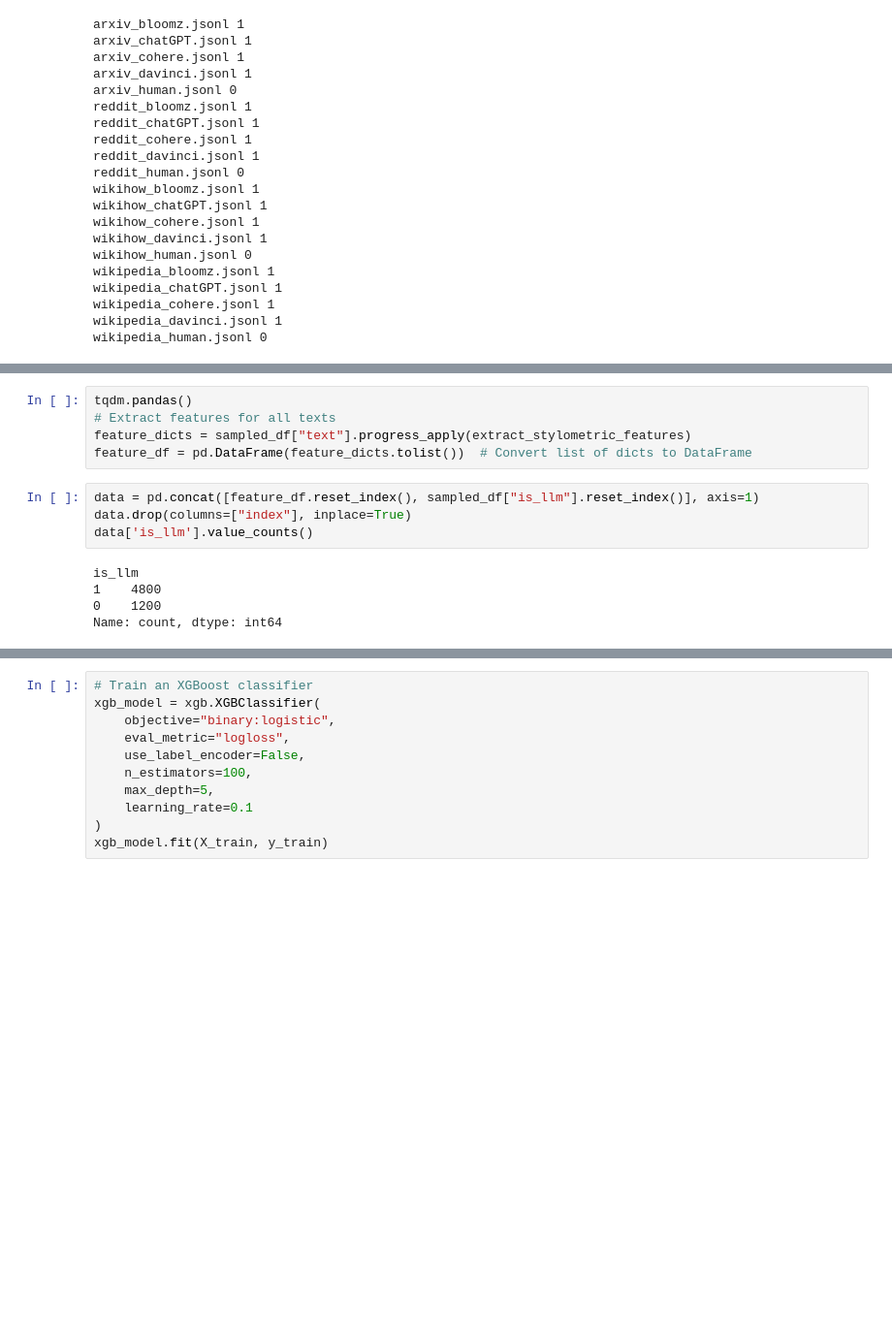
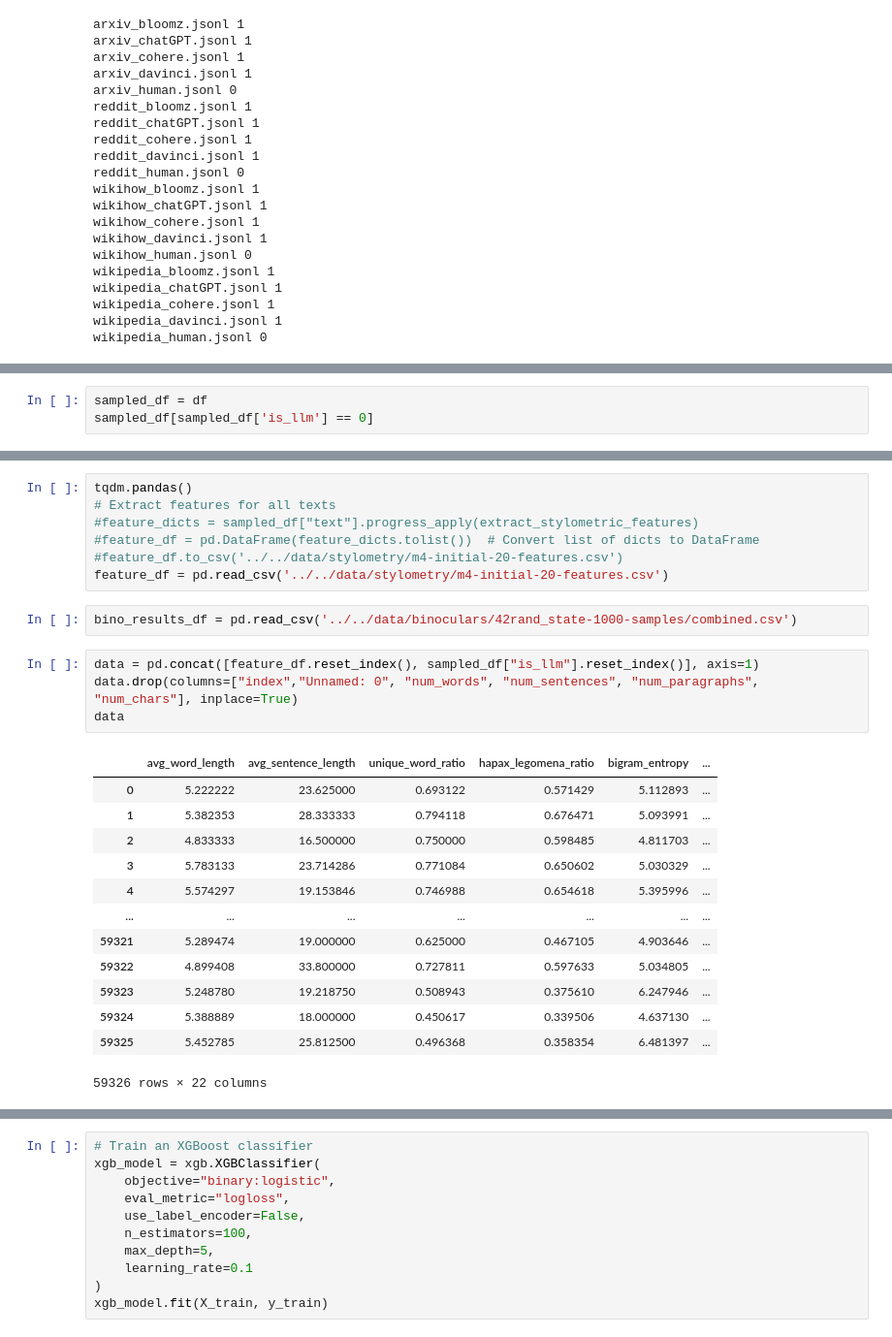
Before and after one commit to dundurlunka/llm-detect, a Jupyter notebook: src/stylometry/stylometry-base.ipynb, the cells around one changed output, grey strips where cells are left out. Shown at 97% size. Saved outputs shown, nothing was run; the diff lists cells and outputs as text; blank space fills up the shorter version.

Commit message:
updated stylometry features & util notebooks

```diff
--- a/src/stylometry/stylometry-base.ipynb
+++ b/src/stylometry/stylometry-base.ipynb
@@ -131,0 +152,3 @@ sampled_df
+# %%
+sampled_df = df
+sampled_df[sampled_df['is_llm'] == 0]
@@ -132,14 +169,27 @@ sampled_df
 # %%
 tqdm.pandas()
 # Extract features for all texts
-feature_dicts = sampled_df["text"].progress_apply(extract_stylometric_features)
-feature_df = pd.DataFrame(feature_dicts.tolist())  # Convert list of dicts to DataFrame
+#feature_dicts = sampled_df["text"].progress_apply(extract_stylometric_features)
+#feature_df = pd.DataFrame(feature_dicts.tolist())  # Convert list of dicts to DataFrame
+#feature_df.to_csv('../../data/stylometry/m4-initial-20-features.csv')
+feature_df = pd.read_csv('../../data/stylometry/m4-initial-20-features.csv')
+# %%
+bino_results_df = pd.read_csv('../../data/binoculars/42rand_state-1000-samples/combined.csv')
 # %%
 data = pd.concat([feature_df.reset_index(), sampled_df["is_llm"].reset_index()], axis=1)
-data.drop(columns=["index"], inplace=True)
-data['is_llm'].value_counts()
+data.drop(columns=["index","Unnamed: 0", "num_words", "num_sentences", "num_paragraphs", "num_chars"], inplace=True)
+data
 # %% [output]
+|  | avg_word_length | avg_sentence_length | unique_word_ratio | hapax_legomena_ratio | bigram_entropy | ... |
+| 0 | 5.222222 | 23.625000 | 0.693122 | 0.571429 | 5.112893 | ... |
+| 1 | 5.382353 | 28.333333 | 0.794118 | 0.676471 | 5.093991 | ... |
+| 2 | 4.833333 | 16.500000 | 0.750000 | 0.598485 | 4.811703 | ... |
+| 3 | 5.783133 | 23.714286 | 0.771084 | 0.650602 | 5.030329 | ... |
+| 4 | 5.574297 | 19.153846 | 0.746988 | 0.654618 | 5.395996 | ... |
+| ... | ... | ... | ... | ... | ... | ... |
+| 59321 | 5.289474 | 19.000000 | 0.625000 | 0.467105 | 4.903646 | ... |
+| 59322 | 4.899408 | 33.800000 | 0.727811 | 0.597633 | 5.034805 | ... |
+| 59323 | 5.248780 | 19.218750 | 0.508943 | 0.375610 | 6.247946 | ... |
+| 59324 | 5.388889 | 18.000000 | 0.450617 | 0.339506 | 4.637130 | ... |
+| 59325 | 5.452785 | 25.812500 | 0.496368 | 0.358354 | 6.481397 | ... |
-is_llm
-1    4800
-0    1200
-Name: count, dtype: int64
+59326 rows × 22 columns
```
Also changed, not shown: parts of 14 cells of this notebook, 2 other files.
